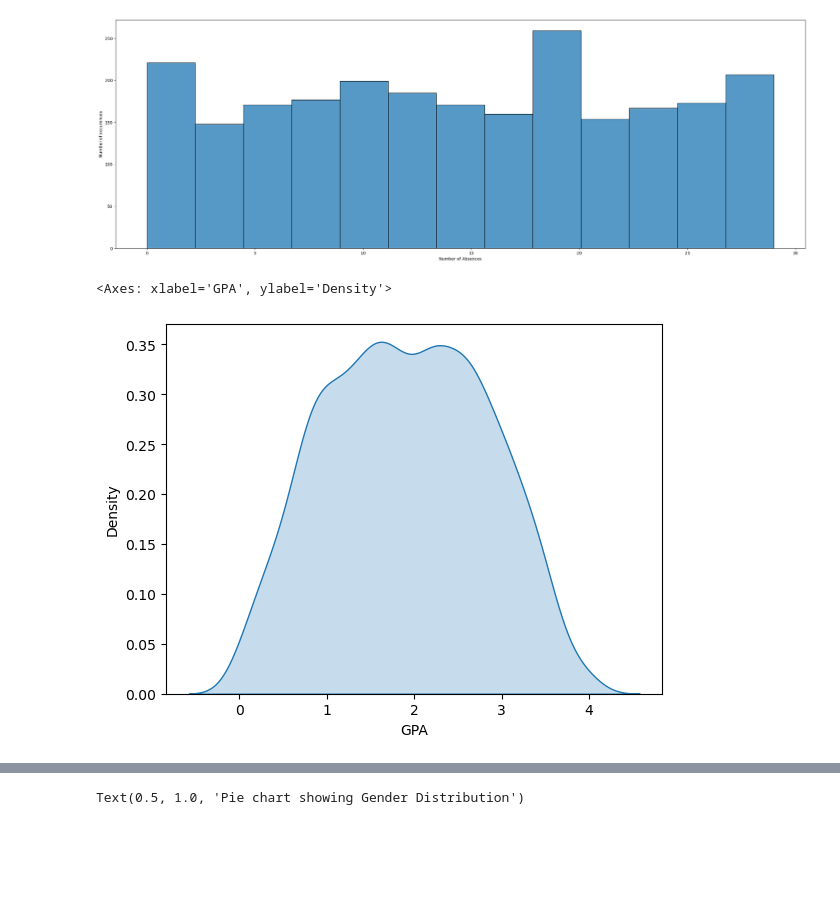
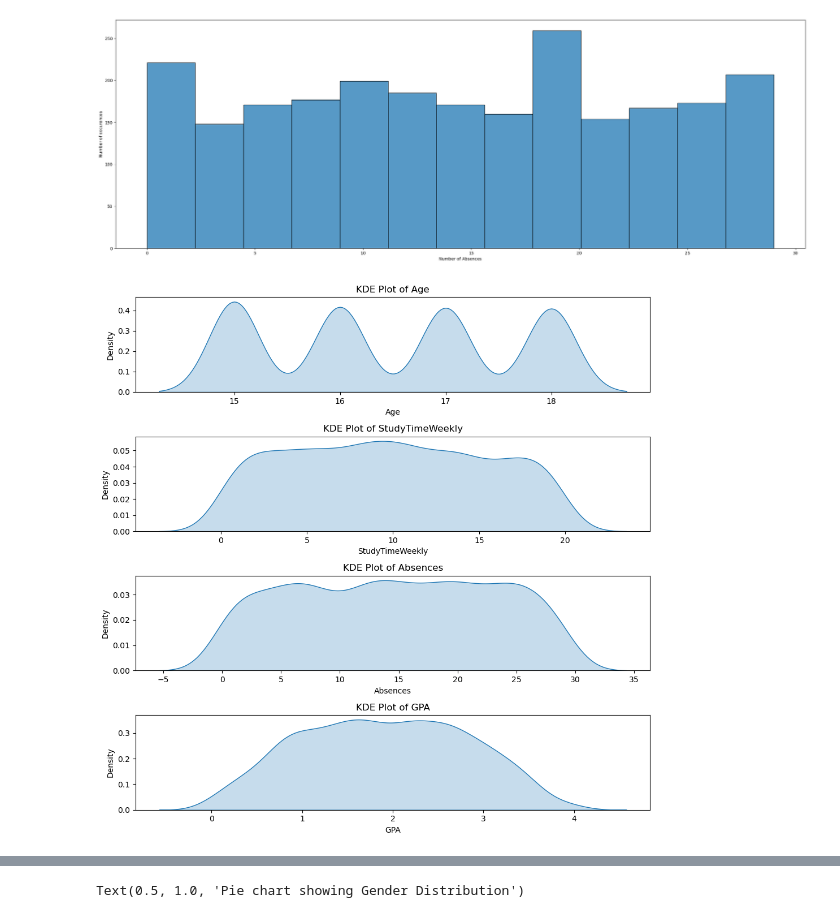
Before and after one commit to CantCode29/MLG382ProjectFolder, a Jupyter notebook: notebooks/BrightAcademyGradeAnalysisAndPredictionNoteBook.ipynb, the cells around one changed output, grey strips where cells are left out. Saved outputs shown, nothing was run; the diff lists cells and outputs as text; code cells hidden in the pictures; blank space fills up the shorter version.

```diff
--- a/notebooks/BrightAcademyGradeAnalysisAndPredictionNoteBook.ipynb
+++ b/notebooks/BrightAcademyGradeAnalysisAndPredictionNoteBook.ipynb
@@ -222,5 +222,6 @@ df_grouped['GradeClass'] = df_grouped.index
 df_Zero = df[df['GradeClass'] == 0.0]
 df_grouped.plot.bar(x='GradeClass',y='GPA')
 
-##  Something wrong with grade class I think.
+numerical = ['Age', 'StudyTimeWeekly', 'Absences', 'GPA']
+cat_cols = ['Age', 'Gender', 'Ethnicity', 'ParentalEducation', 'ParentalSupport', 'Tutoring', 'Extracurricular', 'Sports', 'Music', 'Volunteering', 'GradeClass']
 # %% [output]
@@ -258,7 +258,16 @@ ax.set_ylabel('Number of occurences')
 Text(0, 0.5, 'Number of occurences')
 [figure]
 # %%
-sns.kdeplot(data=df,x='GPA',fill=True,legend=True   )
+plt.figure(figsize=(10, 10))
+
+for i, col in enumerate(numerical):
+    plt.subplot(4, 1, i + 1)
+    sns.kdeplot(data=df, x=col, fill=True)
+    plt.title(f'KDE Plot of {col}')
+    plt.xlabel(col)
+    plt.ylabel('Density')
+
+plt.tight_layout()
+plt.show()
 # %% [output]
-<Axes: xlabel='GPA', ylabel='Density'>
-[figure, old version]
+[figure, new version]
```
Also changed, not shown: parts of 20 cells of this notebook, 2 other files.
